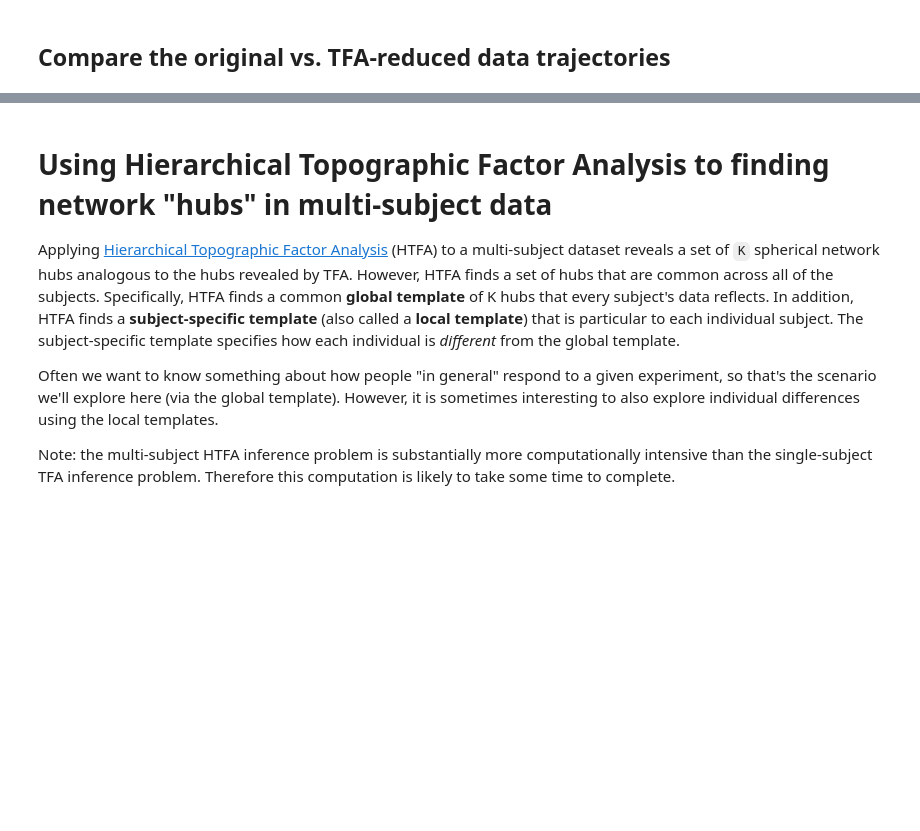
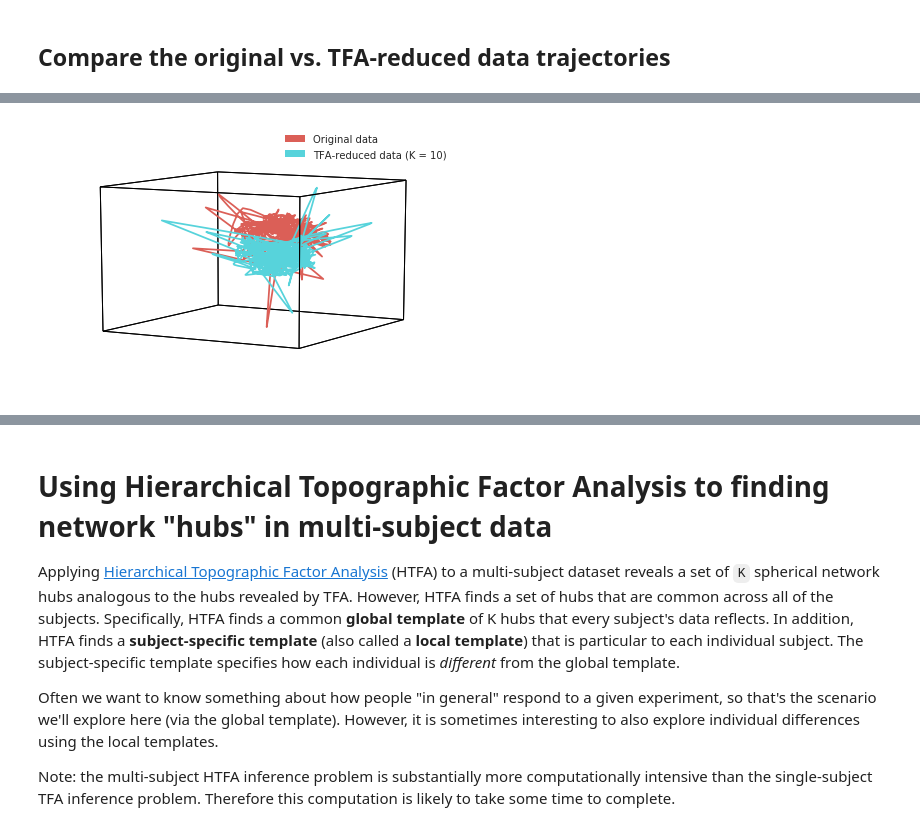
Before and after one commit to Summer-MIND/mind_2017, a Jupyter notebook: Tutorials/fMRI_NetworkDynamics/htfa_tutorial.ipynb, the cells around one changed output, grey strips where cells are left out. Cells and saved outputs as stored; diff of their text form; code cells hidden in the pictures; blank space fills up the shorter version.

```diff
--- a/Tutorials/fMRI_NetworkDynamics/htfa_tutorial.ipynb
+++ b/Tutorials/fMRI_NetworkDynamics/htfa_tutorial.ipynb
@@ -173,8 +162,8 @@ hyp.plot(tfa.get_centers(tfa.local_posterior_), 'ko')
 # %% [markdown]
 ## Compare the original vs. TFA-reduced data trajectories
 # %%
-reduced_raw = hyp.tools.reduce(cmu_data[0]['Y'], ndims=K)
+reduced_raw = hyp.tools.reduce(htfa_data[0]['Z'], ndims=K)
 reduced_tfa = tfa.W_.T
 
-reduced_aligned_data = hyp.plot([reduced_raw, reduced_tfa], align=True, legend=['Original data', 'TFA-reduced data'], model='FastICA', animate=True)
+hyp.plot([reduced_raw, reduced_tfa], align=True, legend=['Original data', 'TFA-reduced data (K = ' + str(K) + ')'], model='TSNE');
 # %% [output]
@@ -182,0 +170 @@ reduced_aligned_data = hyp.plot([reduced_raw, reduced_tfa], align=True, legend=[
+[figure, added]
```
Also changed, not shown: parts of 29 cells of this notebook.
